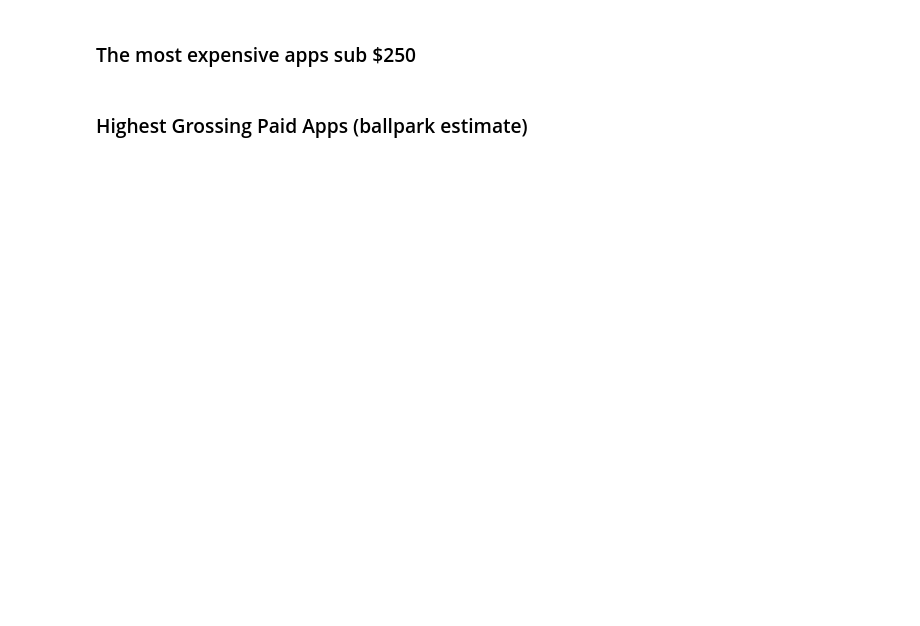
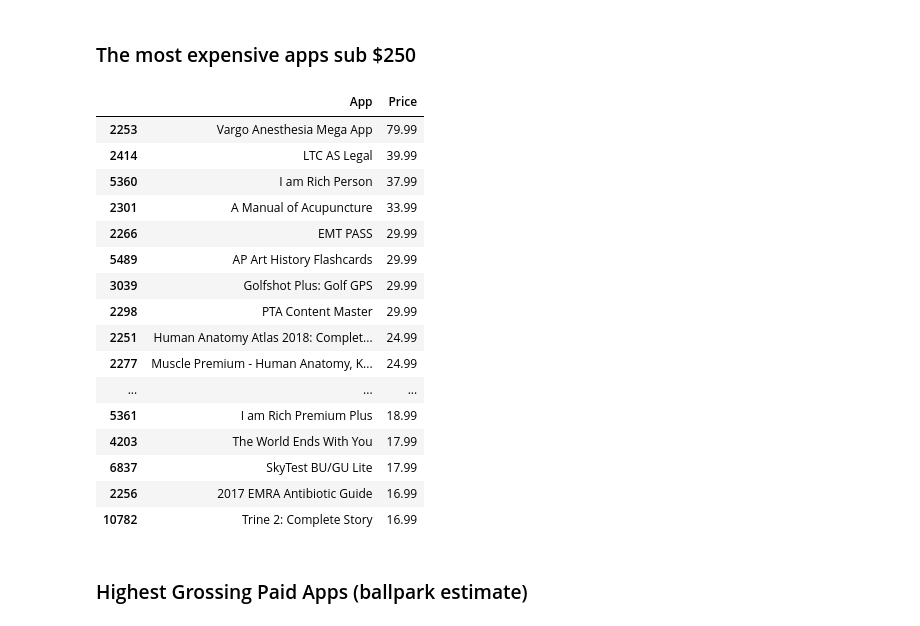
Before and after one commit to M-Awwab-Khan/google-playstore-data-analysis, a Jupyter notebook: Google Play Store App Analytics (start).ipynb, the cells around one changed output. Cells and saved outputs as stored; diff of their text form; code cells hidden in the pictures; blank space fills up the shorter version.

```diff
--- a/Google Play Store App Analytics (start).ipynb
+++ b/Google Play Store App Analytics (start).ipynb
@@ -240,4 +323,25 @@ Add a column called 'Revenue_Estimate' to the DataFrame. This column should hold
 # %% [markdown]
 ### The most expensive apps sub $250
+# %%
+df = df[df['Price'] < 250]
+df.sort_values('Price', ascending=False).head(20)[['App', 'Price']]
+# %% [output]
+|  | App | Price |
+| 2253 | Vargo Anesthesia Mega App | 79.99 |
+| 2414 | LTC AS Legal | 39.99 |
+| 5360 | I am Rich Person | 37.99 |
+| 2301 | A Manual of Acupuncture | 33.99 |
+| 2266 | EMT PASS | 29.99 |
+| 5489 | AP Art History Flashcards | 29.99 |
+| 3039 | Golfshot Plus: Golf GPS | 29.99 |
+| 2298 | PTA Content Master | 29.99 |
+| 2251 | Human Anatomy Atlas 2018: Complet... | 24.99 |
+| 2277 | Muscle Premium - Human Anatomy, K... | 24.99 |
+| ... | ... | ... |
+| 5361 | I am Rich Premium Plus | 18.99 |
+| 4203 | The World Ends With You | 17.99 |
+| 6837 | SkyTest BU/GU Lite | 17.99 |
+| 2256 | 2017 EMRA Antibiotic Guide | 16.99 |
+| 10782 | Trine 2: Complete Story | 16.99 |
 # %% [markdown]
 ### Highest Grossing Paid Apps (ballpark estimate)
```
Also changed, not shown: parts of 11 cells of this notebook.
